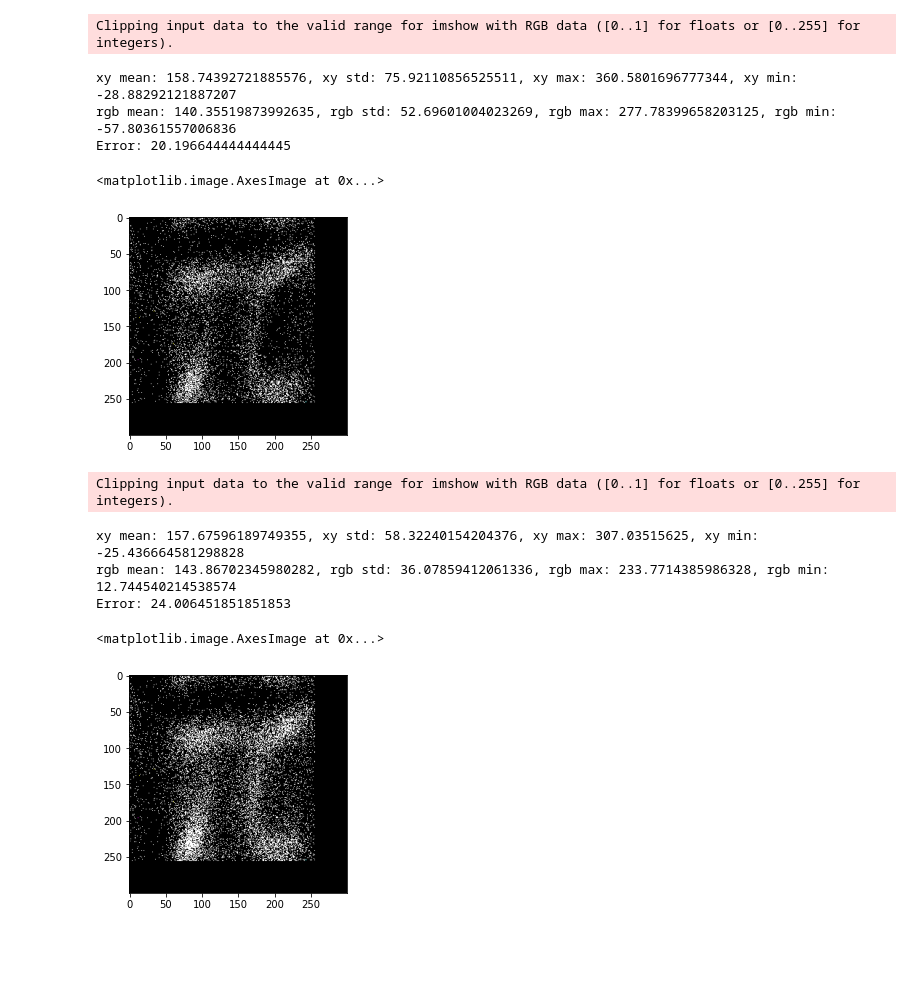
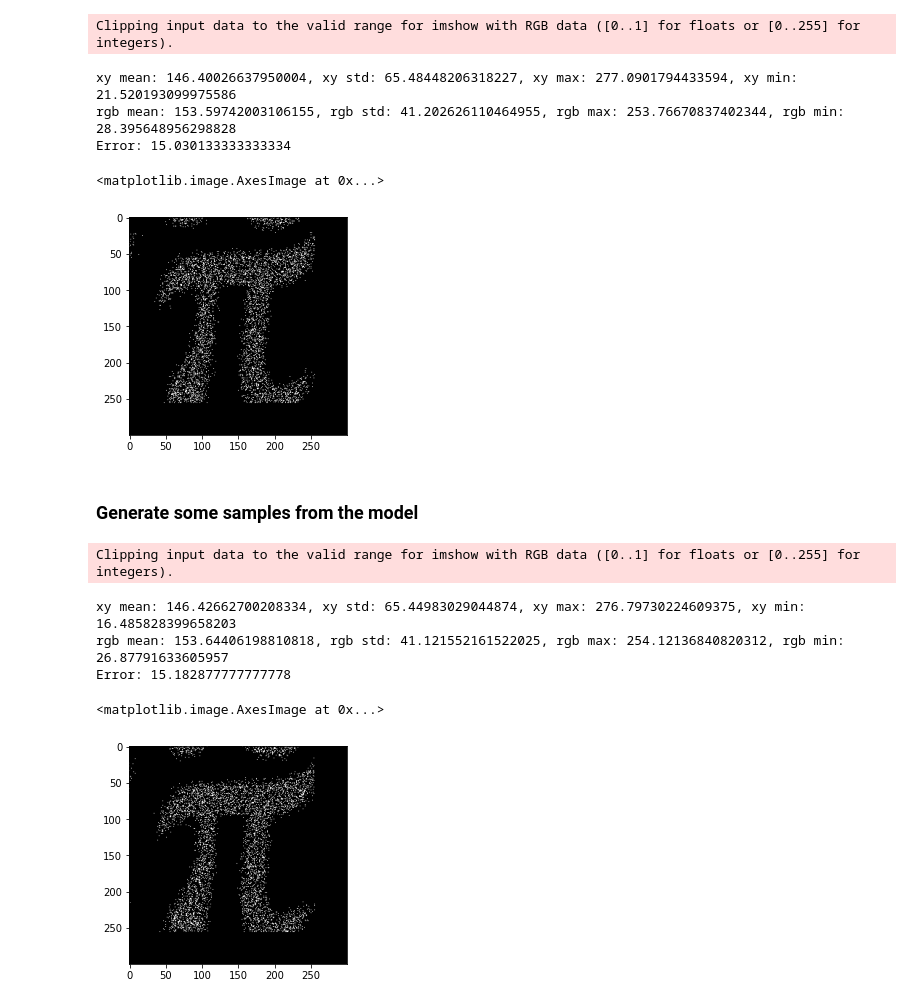
Before and after one commit to sty61010/piccollege2023, a Jupyter notebook: PicCollege_HW3_transformer.ipynb, the cells around one changed output. Saved outputs shown, nothing was run; the diff lists cells and outputs as text; code cells hidden in the pictures; blank space fills up the shorter version.

```diff
--- a/PicCollege_HW3_transformer.ipynb
+++ b/PicCollege_HW3_transformer.ipynb
@@ -394,18 +213,20 @@ Error: 15.495537037037037
 # %%
+# Generate some samples from the model
+generated_image = np.zeros(dataset.image_array.shape)
 xy  = np.zeros((len(dataloader)*batch_size, 2))
 rgb = np.zeros((len(dataloader)*batch_size, 3))
 for sample_idx, batch in enumerate(dataloader):
     with torch.no_grad():
-        samples = model(torch.randn(batch_size, 5).to(device))
-        # samples = model(batch.to(device))
+        # samples = model(torch.randn(batch_size, 5).to(device))
+        samples = model(batch.to(device))
 
         # Denomarlizing samples
         # samples[:, :2] = (samples[:, :2] + 1) * 149.5
-        samples[:, :2] = (samples[:, :2]) * 299
+        samples[:, :2] = torch.clip(samples[:, :2], 0, 1) * 299
 
         # Denomarlizing samples
         # samples[:, 2:] = (samples[:, 2:] + 1) * 127.5
-        samples[:, 2:] = (samples[:, 2:]) * 255
+        samples[:, 2:] = torch.clip(samples[:, 2:], 0, 1) * 255
 
         xy[sample_idx*batch_size:(sample_idx+1)*batch_size, :] = samples[:, :2].cpu().numpy()
         rgb[sample_idx*batch_size:(sample_idx+1)*batch_size, :] = samples[:, 2:].cpu().numpy()
@@ -424,46 +245,50 @@ print(f'Error: {np.mean(np.abs(generated_image - dataset.image_array))}')
 plt.imshow(generated_image)
 # %% [output]
 Clipping input data to the valid range for imshow with RGB data ([0..1] for floats or [0..255] for integers).
-xy mean: 158.74392721885576, xy std: 75.92110856525511, xy max: 360.5801696777344, xy min: -28.88292121887207
-rgb mean: 140.35519873992635, rgb std: 52.69601004023269, rgb max: 277.78399658203125, rgb min: -57.80361557006836
-Error: 20.196644444444445
+xy mean: 146.40026637950004, xy std: 65.48448206318227, xy max: 277.0901794433594, xy min: 21.520193099975586
+rgb mean: 153.59742003106155, rgb std: 41.202626110464955, rgb max: 253.76670837402344, rgb min: 28.395648956298828
+Error: 15.030133333333334
 <matplotlib.image.AxesImage at 0x...>
-[figure, old version]
+[figure, new version]
+# %% [markdown]
+### Generate some samples from the model
 # %%
+# Generate some samples from the model
+generated_image = np.zeros(dataset.image_array.shape)
 xy  = np.zeros((len(dataloader)*batch_size, 2))
 rgb = np.zeros((len(dataloader)*batch_size, 3))
 for sample_idx, batch in enumerate(dataloader):
     with torch.no_grad():
-        samples = model(torch.rand(batch_size, 5).to(device))
-        # samples = model(batch.to(device))
+        # samples = model(torch.randn(batch_size, 5).to(device))
+        samples = model(batch.to(device))
 
         # Denomarlizing samples
         # samples[:, :2] = (samples[:, :2] + 1) * 149.5
-        samples[:, :2] = (samples[:, :2]) * 299
+        samples[:, :2] = torch.clip(samples[:, :2], 0, 1) * 299
 
         # Denomarlizing samples
         # samples[:, 2:] = (samples[:, 2:] + 1) * 127.5
-        samples[:, 2:] = (samples[:, 2:]) * 255
+        samples[:, 2:] = torch.clip(samples[:, 2:], 0, 1) * 255
 
         xy[sample_idx*batch_size:(sample_idx+1)*batch_size, :] = samples[:, :2].cpu().numpy()
         rgb[sample_idx*batch_size:(sample_idx+1)*batch_size, :] = samples[:, 2:].cpu().numpy()
 
         samples = samples.cpu().numpy().astype(np.uint8)
         for i in range(batch_size):
             x, y, r, g, b = samples[i]
             generated_image[x, y] = [r, g, b]
 
 print(f'xy mean: {np.mean(xy)}, xy std: {np.std(xy)}, xy max: {np.max(xy)}, xy min: {np.min(xy)}')
 print(f'rgb mean: {np.mean(rgb)}, rgb std: {np.std(rgb)}, rgb max: {np.max(rgb)}, rgb min: {np.min(rgb)}')
 print(f'Error: {np.mean(np.abs(generated_image - dataset.image_array))}')
 
 # Save the output image
 # Image.fromarray(generated_image).save('generated_pi_colored.jpg')
 plt.imshow(generated_image)
 # %% [output]
 Clipping input data to the valid range for imshow with RGB data ([0..1] for floats or [0..255] for integers).
-xy mean: 157.67596189749355, xy std: 58.32240154204376, xy max: 307.03515625, xy min: -25.436664581298828
-rgb mean: 143.86702345980282, rgb std: 36.07859412061336, rgb max: 233.7714385986328, rgb min: 12.744540214538574
-Error: 24.006451851851853
+xy mean: 146.42662700208334, xy std: 65.44983029044874, xy max: 276.79730224609375, xy min: 16.485828399658203
+rgb mean: 153.64406198810818, rgb std: 41.121552161522025, rgb max: 254.12136840820312, rgb min: 26.87791633605957
+Error: 15.182877777777778
 <matplotlib.image.AxesImage at 0x...>
-[figure, old version]
+[figure, new version]
```
Also changed, not shown: parts of 13 cells of this notebook, 7 other files.
